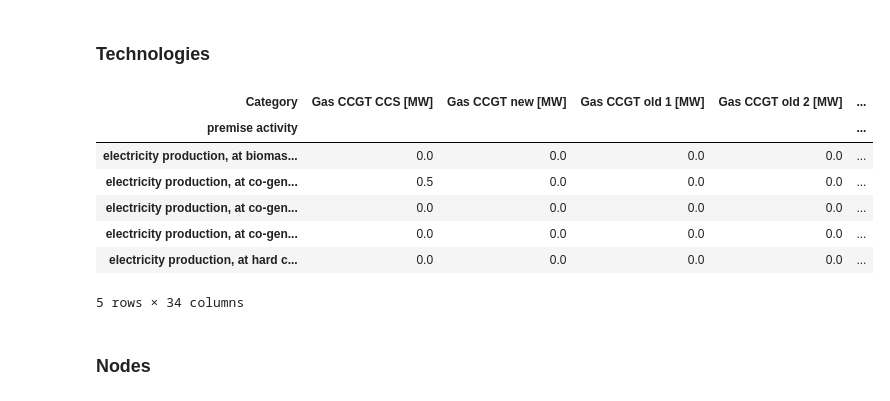
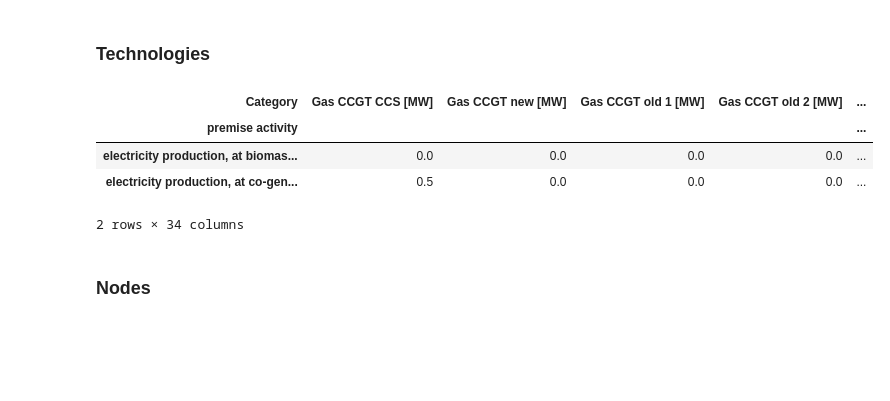
Before and after one commit to LIST-LUXEMBOURG/shrecc, a Jupyter notebook: notebooks/parsing_tyndp.ipynb, the cells around one changed output. Drawn from its saved outputs; the diff is of its cells as text; code cells hidden in the pictures; blank space fills up the shorter version.

```diff
--- a/notebooks/parsing_tyndp.ipynb
+++ b/notebooks/parsing_tyndp.ipynb
@@ -164,20 +132,17 @@ sources = prod_DE2050_CY2009.columns.levels[0]
 # %%
 concordance = pd.read_excel(
     filepath_concordance_techs, sheet_name="concordance", index_col=0, skipfooter=1
 ).iloc[:, :-1]
 concordance = concordance.loc[concordance.sum(1) > 0, concordance.sum() > 0]
 concordance /= concordance.sum()
 concordance.columns.name = "Category"
-concordance.head()
+concordance.head(2)
 # %% [output]
 | Category | Gas CCGT CCS [MW] | Gas CCGT new [MW] | Gas CCGT old 1 [MW] | Gas CCGT old 2 [MW] | ... |
 | premise activity |  |  |  |  | ... |
 | electricity production, at biomas... | 0.0 | 0.0 | 0.0 | 0.0 | ... |
 | electricity production, at co-gen... | 0.5 | 0.0 | 0.0 | 0.0 | ... |
-| electricity production, at co-gen... | 0.0 | 0.0 | 0.0 | 0.0 | ... |
-| electricity production, at co-gen... | 0.0 | 0.0 | 0.0 | 0.0 | ... |
-| electricity production, at hard c... | 0.0 | 0.0 | 0.0 | 0.0 | ... |
-5 rows × 34 columns
+2 rows × 34 columns
 # %% [markdown]
 ### Nodes
 # %%
```
Also changed, not shown: parts of 57 cells of this notebook, 2 other files.
